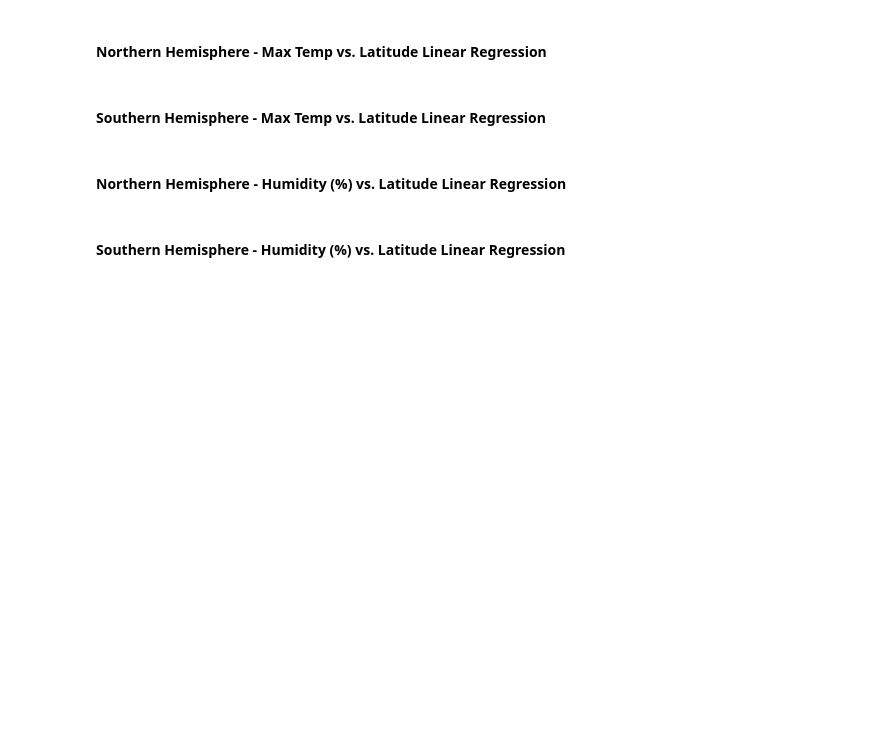
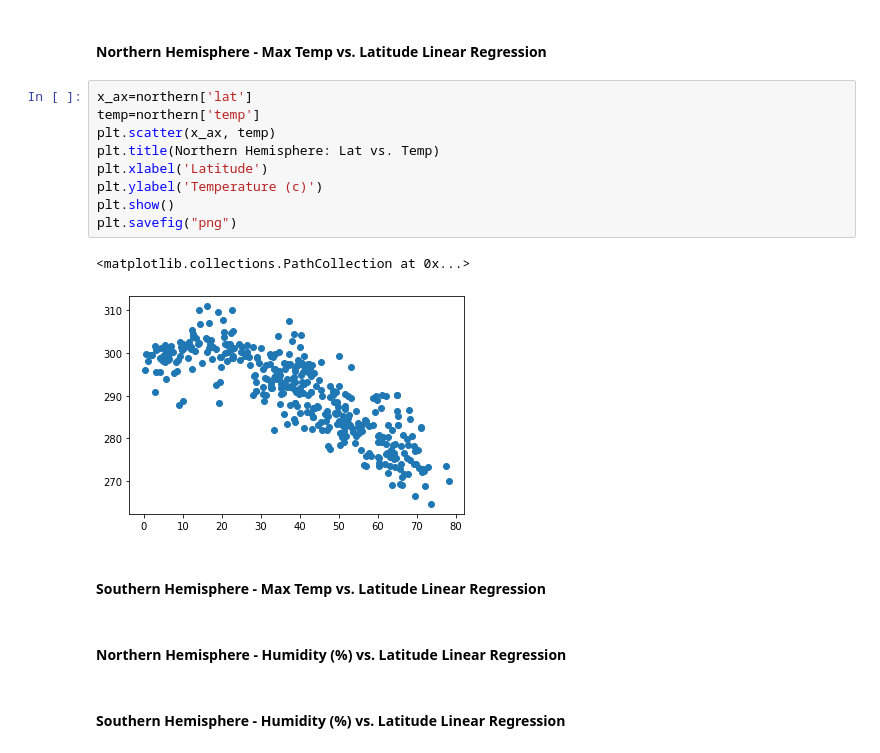
Before and after one commit to melfraas/python-api-challenge, a Jupyter notebook: starter_code/WeatherPy.ipynb, the cells around one changed output. Drawn from its saved outputs; the diff is of its cells as text; blank space fills up the shorter version.

```diff
--- a/starter_code/WeatherPy.ipynb
+++ b/starter_code/WeatherPy.ipynb
@@ -217,5 +239,17 @@ plt.scatter(x,cloudiness)
 # %% [markdown]
 ####  Northern Hemisphere - Max Temp vs. Latitude Linear Regression
+# %%
+x_ax=northern['lat']
+temp=northern['temp']
+plt.scatter(x_ax, temp)
+plt.title(Northern Hemisphere: Lat vs. Temp)
+plt.xlabel('Latitude')
+plt.ylabel('Temperature (c)')
+plt.show()
+plt.savefig("png")
+# %% [output]
+<matplotlib.collections.PathCollection at 0x...>
+[figure, added]
 # %% [markdown]
 ####  Southern Hemisphere - Max Temp vs. Latitude Linear Regression
 # %% [markdown]
```
Also changed, not shown: parts of 10 cells of this notebook, 2 other files.
